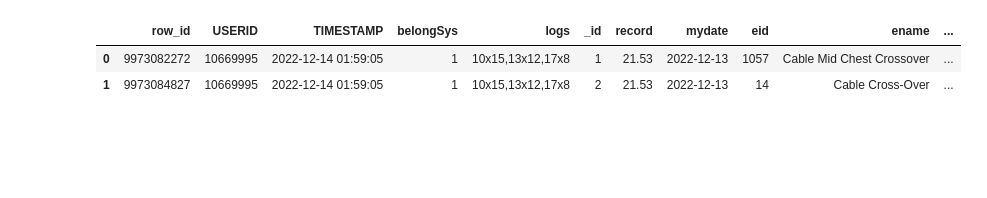
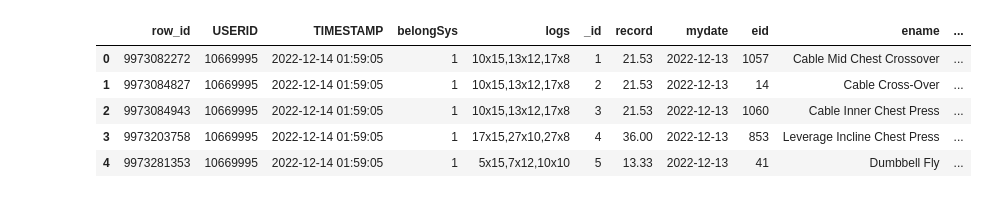
Before and after one commit to markhary/weightlifting, a Jupyter notebook: weightlifting.ipynb, the cells around one changed output. Cells and saved outputs as stored; diff of their text form; code cells hidden in the pictures; blank space fills up the shorter version.

```diff
--- a/weightlifting.ipynb
+++ b/weightlifting.ipynb
@@ -11,6 +11,9 @@ df = pd.read_csv("data.csv", dtype={column_name:str}, comment='@');
-# %%
-display(df.iloc[0:2])
-# %% [output]
-|  | row_id | USERID | TIMESTAMP | belongSys | logs | _id | record | mydate | eid | ename | ... |
-| 0 | 9973082272 | 10669995 | 2022-12-14 01:59:05 | 1 | 10x15,13x12,17x8 | 1 | 21.53 | 2022-12-13 | 1057 | Cable Mid Chest Crossover | ... |
-| 1 | 9973084827 | 10669995 | 2022-12-14 01:59:05 | 1 | 10x15,13x12,17x8 | 2 | 21.53 | 2022-12-13 | 14 | Cable Cross-Over | ... |
+# %%
+df.head()
+# %% [output]
+|  | row_id | USERID | TIMESTAMP | belongSys | logs | _id | record | mydate | eid | ename | ... |
+| 0 | 9973082272 | 10669995 | 2022-12-14 01:59:05 | 1 | 10x15,13x12,17x8 | 1 | 21.53 | 2022-12-13 | 1057 | Cable Mid Chest Crossover | ... |
+| 1 | 9973084827 | 10669995 | 2022-12-14 01:59:05 | 1 | 10x15,13x12,17x8 | 2 | 21.53 | 2022-12-13 | 14 | Cable Cross-Over | ... |
+| 2 | 9973084943 | 10669995 | 2022-12-14 01:59:05 | 1 | 10x15,13x12,17x8 | 3 | 21.53 | 2022-12-13 | 1060 | Cable Inner Chest Press | ... |
+| 3 | 9973203758 | 10669995 | 2022-12-14 01:59:05 | 1 | 17x15,27x10,27x8 | 4 | 36.00 | 2022-12-13 | 853 | Leverage Incline Chest Press | ... |
+| 4 | 9973281353 | 10669995 | 2022-12-14 01:59:05 | 1 | 5x15,7x12,10x10 | 5 | 13.33 | 2022-12-13 | 41 | Dumbbell Fly | ... |
```
Also changed, not shown: parts of 4 cells of this notebook, 2 other files.
